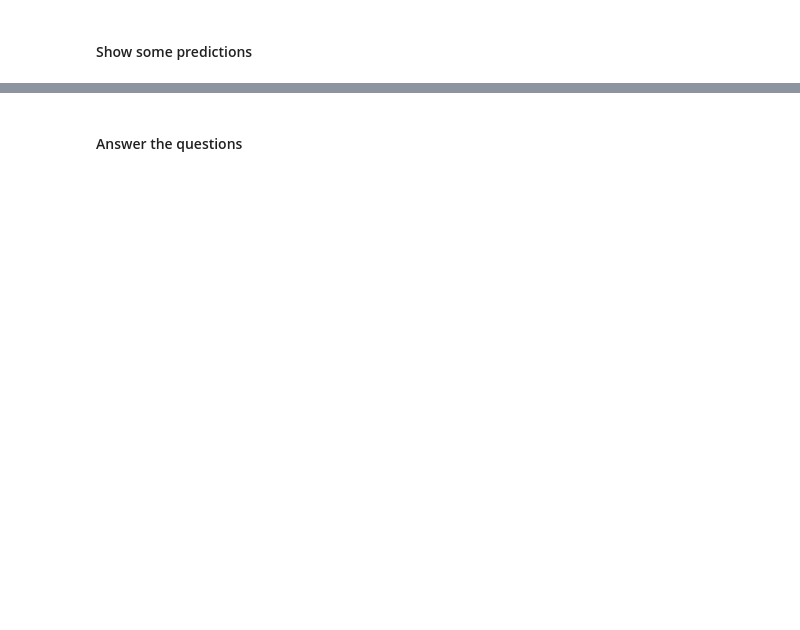
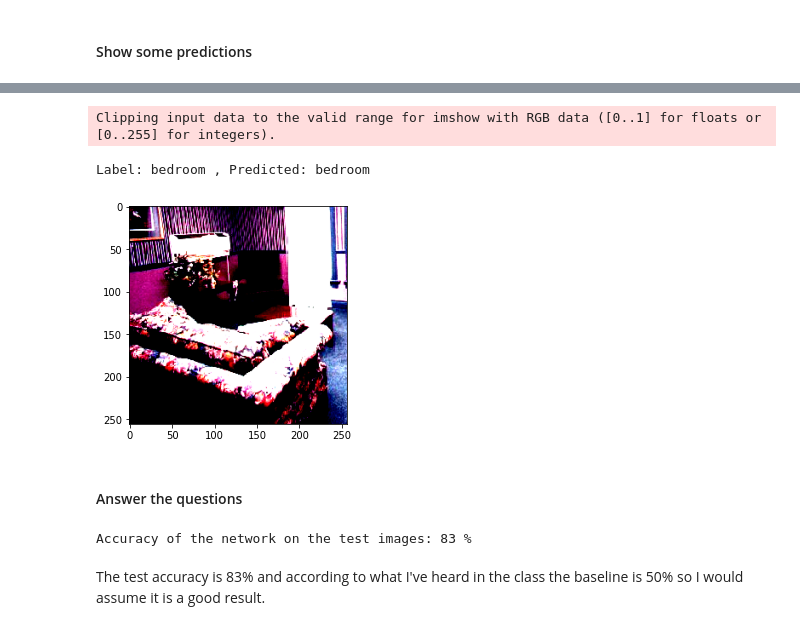
Before and after one commit to Elshan777/MIT-Indoor-Scenes, a Jupyter notebook: SAML_Assignment_1.ipynb, the cells around one changed output, grey strips where cells are left out. Saved outputs shown, nothing was run; the diff lists cells and outputs as text; code cells hidden in the pictures; blank space fills up the shorter version.

```diff
--- a/SAML_Assignment_1.ipynb
+++ b/SAML_Assignment_1.ipynb
@@ -567,2 +448,10 @@ tensor([[ 2.6330, -1.9315,  0.0797, -0.7911]], device='cuda:0',
+# %%
+img, label = test_ds[30]
+plt.imshow(img.permute(1, 2, 0))
+print('Label:', dataset.classes[label], ', Predicted:', predict_image(img, model))
+# %% [output]
+Clipping input data to the valid range for imshow with RGB data ([0..1] for floats or [0..255] for integers).
+Label: bedroom , Predicted: bedroom
+[figure, added]
 # %% [markdown]
 #### Answer the questions
@@ -570,0 +462,6 @@ tensor([[ 2.6330, -1.9315,  0.0797, -0.7911]], device='cuda:0',
+# %%
+eval_acc()
+# %% [output]
+Accuracy of the network on the test images: 83 %
+# %% [markdown]
+The test accuracy is 83% and according to what I've heard in the class the baseline is 50% so I would assume it is a good result.
```
Also changed, not shown: parts of 23 cells of this notebook.
